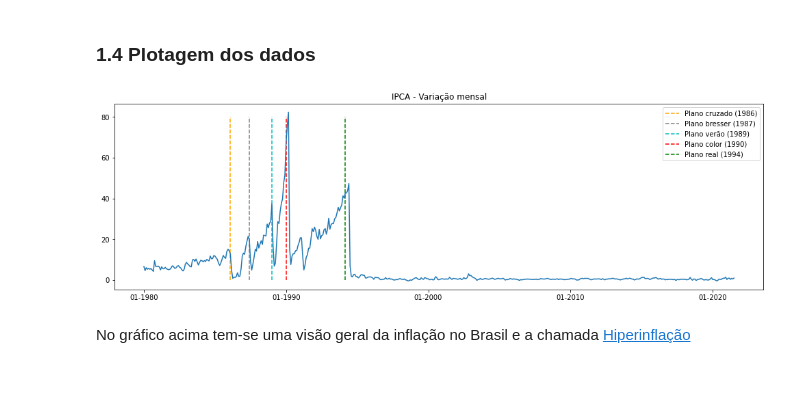
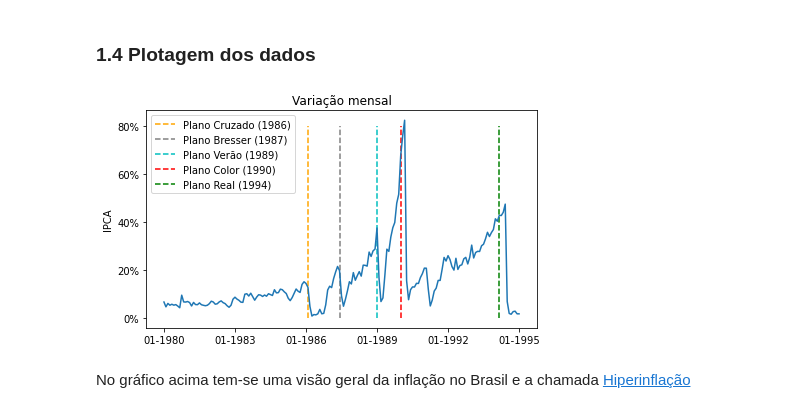
Before and after one commit to JairoSSantos/BR-infla-analise, a Jupyter notebook: analise.ipynb, the cells around one changed output. Cells and saved outputs as stored; diff of their text form; code cells hidden in the pictures; blank space fills up the shorter version.

```diff
--- a/analise.ipynb
+++ b/analise.ipynb
@@ -208,19 +208,24 @@ def month_range(month_i=None, month_f=None, step=1):
         xt.append(month[t])
     return x, xt
 # %%
-plt.figure(figsize=(17, 5))
-plt.title('IPCA - Variação mensal')
-plt.vlines(month.index('02-1986'), 0, 80, color='orange', linestyles='dashed', label='Plano cruzado (1986)')
-plt.vlines(month.index('06-1987'), 0, 80, color='gray', linestyles='dashed', label='Plano bresser (1987)')
-plt.vlines(month.index('01-1989'), 0, 80, color='c', linestyles='dashed', label='Plano verão (1989)')
-plt.vlines(month.index('01-1990'), 0, 80, color='r', linestyles='dashed', label='Plano color (1990)')
-plt.vlines(month.index('03-1994'), 0, 80, color='g', linestyles='dashed', label='Plano real (1994)')
-plt.plot(ipca_mensal)
-plt.xticks(*month_range(step=120))
+t, tlabel = month_range('01-1980', '01-1995')
+
+plt.figure(figsize=(7, 4))
+plt.title('Variação mensal')
+plt.vlines(month.index('02-1986'), 0, 80, color='orange', linestyles='dashed', label='Plano Cruzado (1986)')
+plt.vlines(month.index('06-1987'), 0, 80, color='gray', linestyles='dashed', label='Plano Bresser (1987)')
+plt.vlines(month.index('01-1989'), 0, 80, color='c', linestyles='dashed', label='Plano Verão (1989)')
+plt.vlines(month.index('01-1990'), 0, 80, color='r', linestyles='dashed', label='Plano Color (1990)')
+plt.vlines(month.index('03-1994'), 0, 80, color='g', linestyles='dashed', label='Plano Real (1994)')
+plt.plot(t, get(ipca_mensal, t))
+plt.xticks(*month_range('01-1980', '01-1995', 36))
+y_values = np.arange(0, 81, 20)
+plt.yticks(y_values, map(lambda a: f'{a}%', y_values))
+plt.ylabel('IPCA')
 plt.legend()
 plt.show()
 # %% [output]
-[figure, old version]
+[figure, new version]
 # %% [markdown]
 No gráfico acima tem-se uma visão geral da inflação no Brasil e a chamada [Hiperinflação](https://pt.wikipedia.org/wiki/Hiperinfla%C3%A7%C3%A3o_no_Brasil)
 # %%
```
Also changed, not shown: parts of 3 cells of this notebook, 1 other file.
